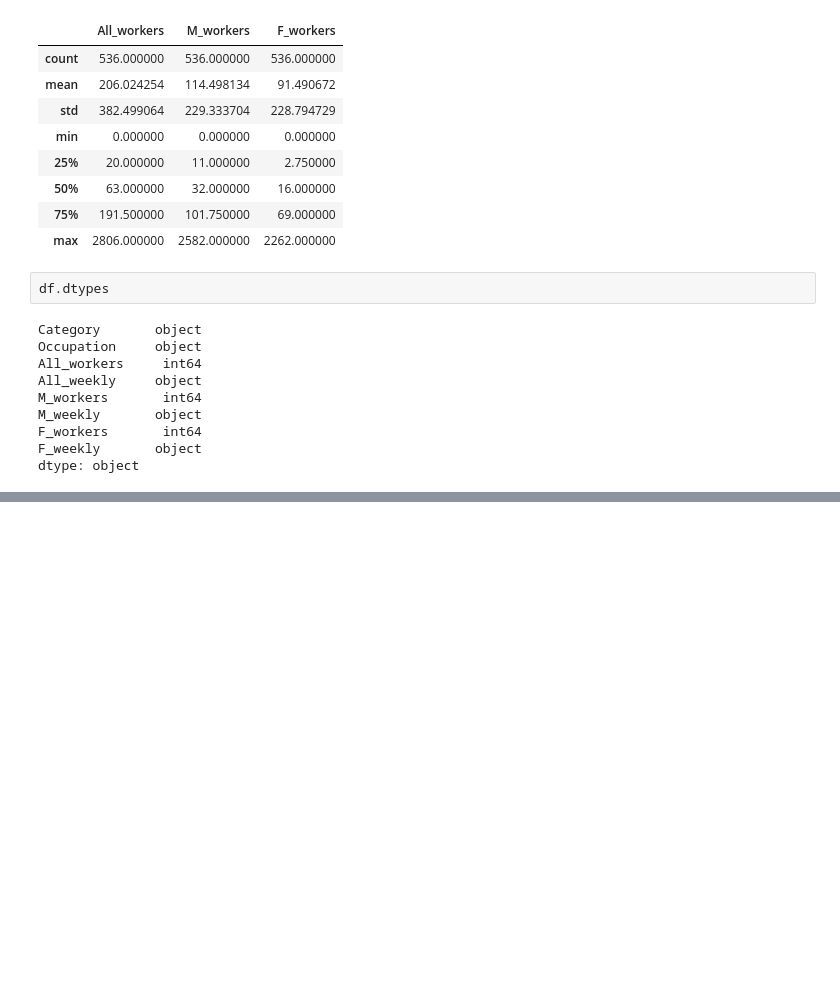
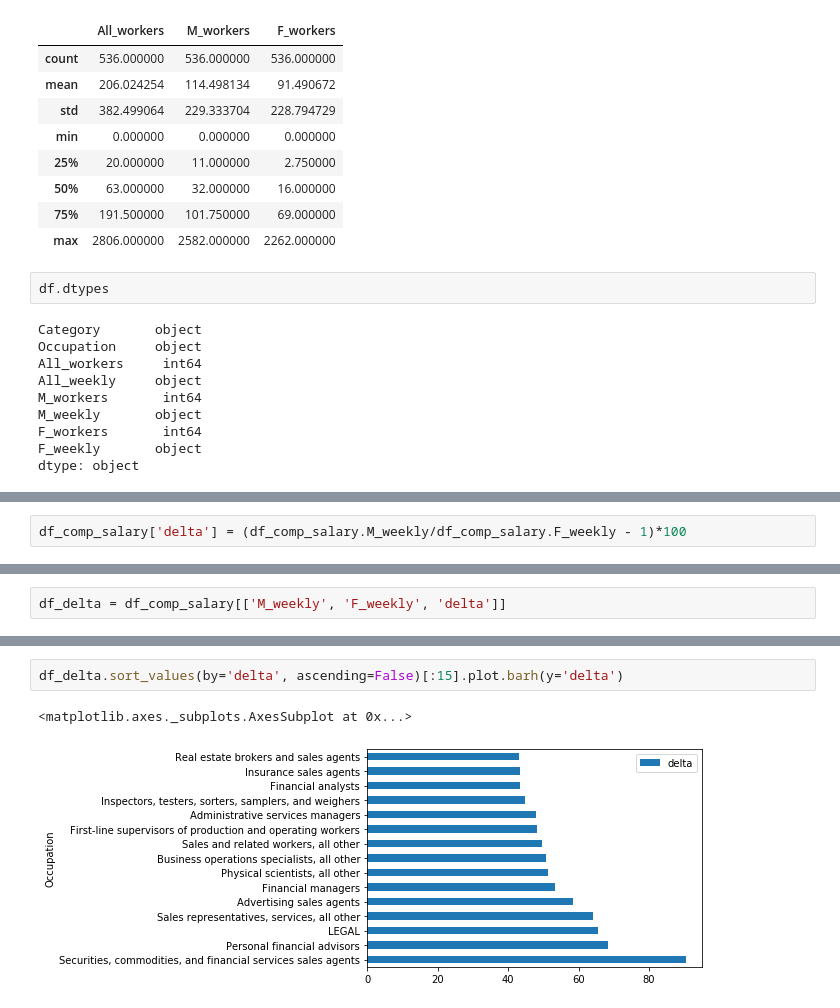
Before and after one commit to sghenimi/ScratchML, a Jupyter notebook: women_salary_data.ipynb, the cells around one changed output, grey strips where cells are left out. Drawn from its saved outputs; the diff is of its cells as text; blank space fills up the shorter version.

```diff
--- a/women_salary_data.ipynb
+++ b/women_salary_data.ipynb
@@ -80,0 +224,2 @@ AttributeError: ignored
+# %%
+df_comp_salary['delta'] = (df_comp_salary.M_weekly/df_comp_salary.F_weekly - 1)*100
@@ -80,0 +243,2 @@ AttributeError: ignored
+# %%
+df_delta = df_comp_salary[['M_weekly', 'F_weekly', 'delta']]
@@ -80,0 +279,5 @@ AttributeError: ignored
+# %%
+df_delta.sort_values(by='delta', ascending=False)[:15].plot.barh(y='delta')
+# %% [output]
+<matplotlib.axes._subplots.AxesSubplot at 0x...>
+[figure, added]
```
Also changed, not shown: parts of 23 cells of this notebook.
